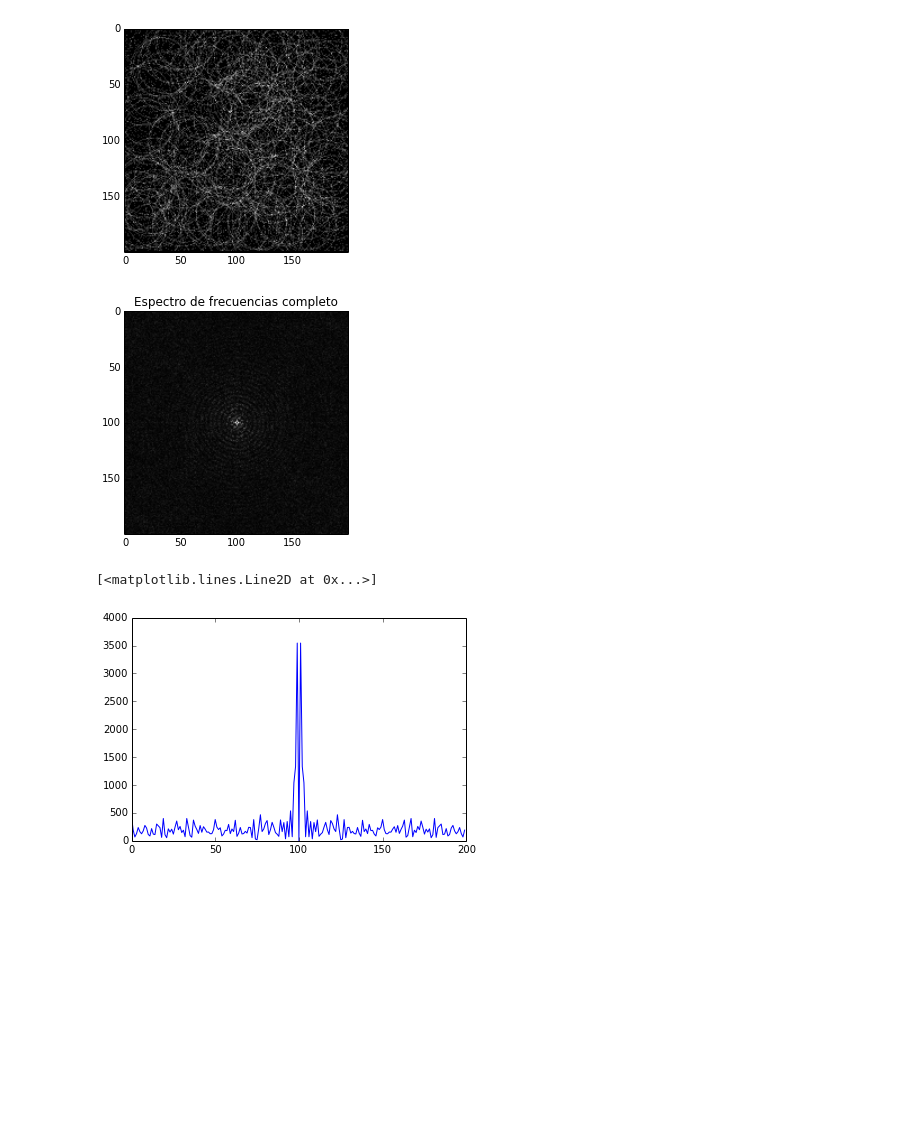
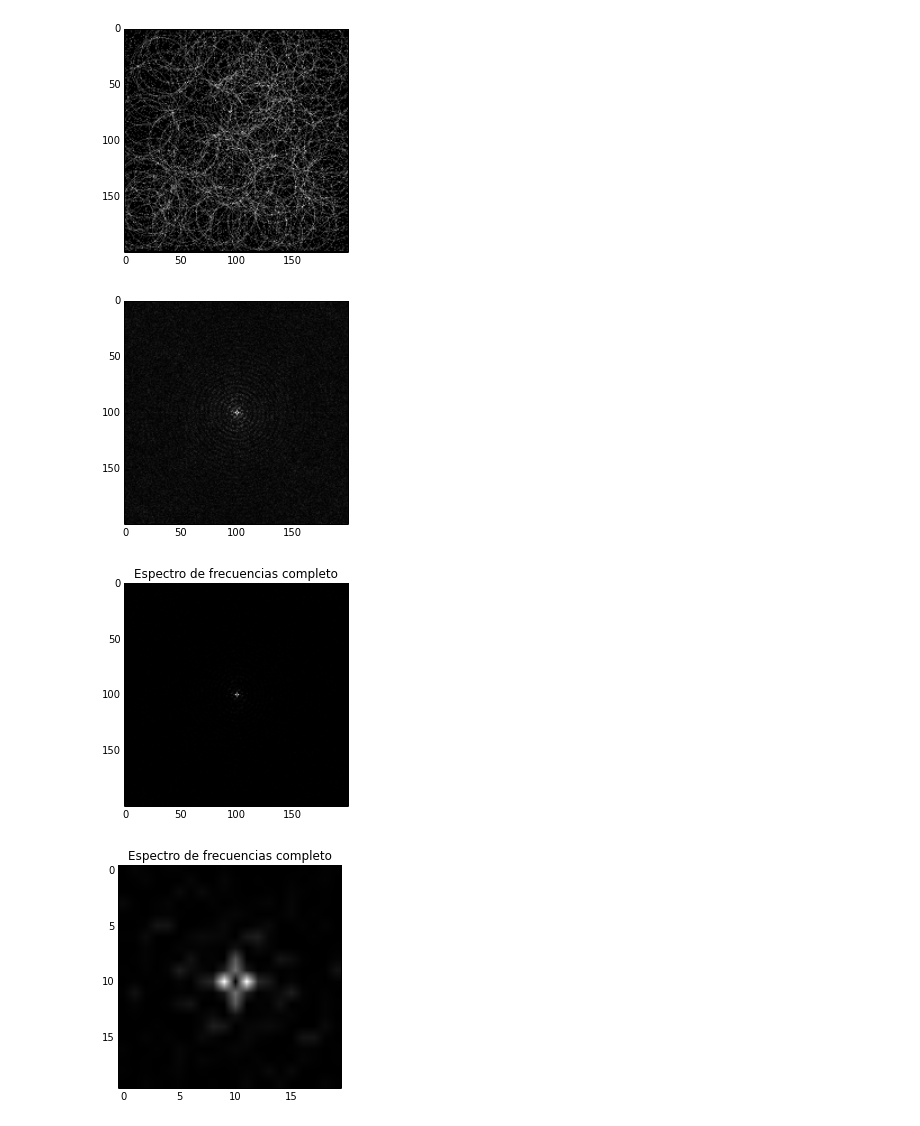
Before and after one commit to rudymmreina/Rivera_Mendez_hw5, a Jupyter notebook: punto_3.ipynb, the cells around one changed output. Saved outputs shown, nothing was run; the diff lists cells and outputs as text; code cells hidden in the pictures; blank space fills up the shorter version.

```diff
--- a/punto_3.ipynb
+++ b/punto_3.ipynb
@@ -53,17 +53,24 @@ def fourier_2d(imagen):
     im_fft[0,0]=0
     im_sfft=np.fft.fftshift(im_fft)
     im_sfft_mag=np.abs(im_sfft)
-    return im_sfft_mag
+    im_spec_powr=im_sfft_mag**2
+    return im_sfft_mag,im_spec_powr
 # %%
-frecuencias=fourier_2d(A)
+frecuencias=fourier_2d(A)[0]
+spect_power=fourier_2d(A)[1]
 
 plt.imshow(frecuencias, cmap = cm.Greys_r)
+plt.show()
+
+
+plt.imshow(spect_power, cmap = cm.Greys_r)
 plt.title("Espectro de frecuencias completo")
 plt.show()
+
+plt.imshow(spect_power[90:110,90:110]  , cmap = cm.Greys_r)
+plt.title("Espectro de frecuencias completo")
+plt.show()
 # %% [output]
-[figure, old version]
+[figure, new version]
+[figure, added]
+[figure, added]
-# %%
-plot(frecuencias[100])
-# %% [output]
-[<matplotlib.lines.Line2D at 0x...>]
-[figure, removed]
```
Also changed, not shown: parts of 8 cells of this notebook.
